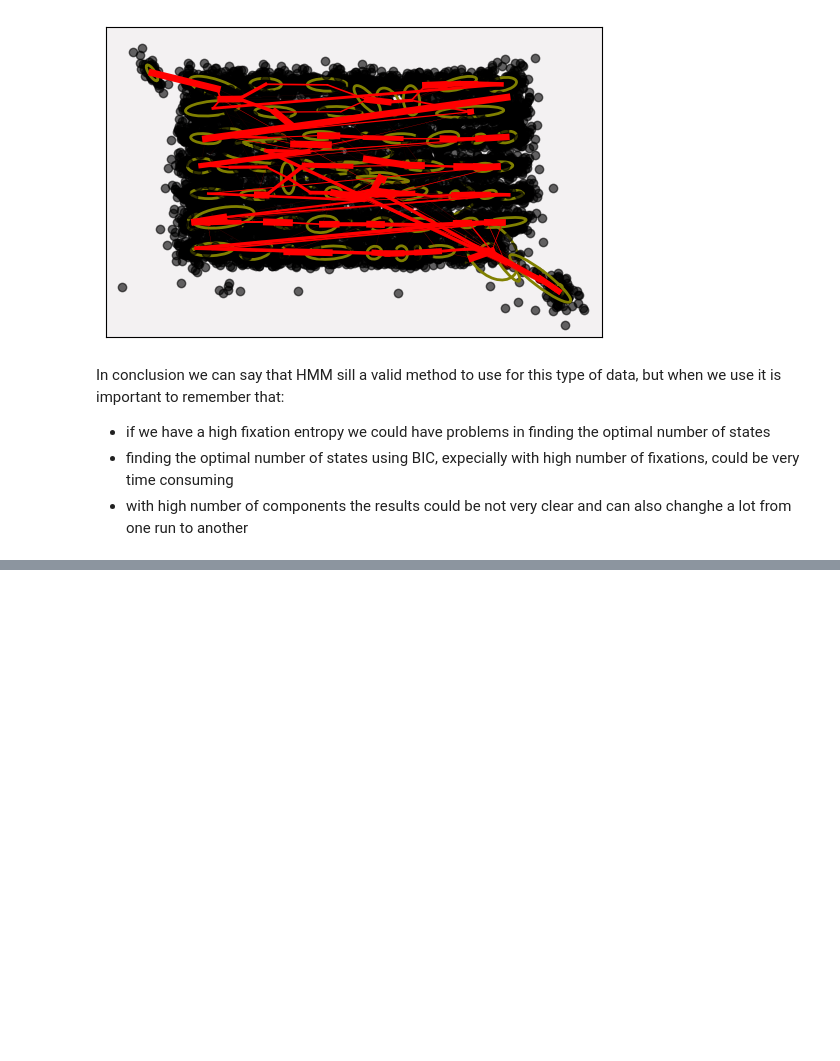
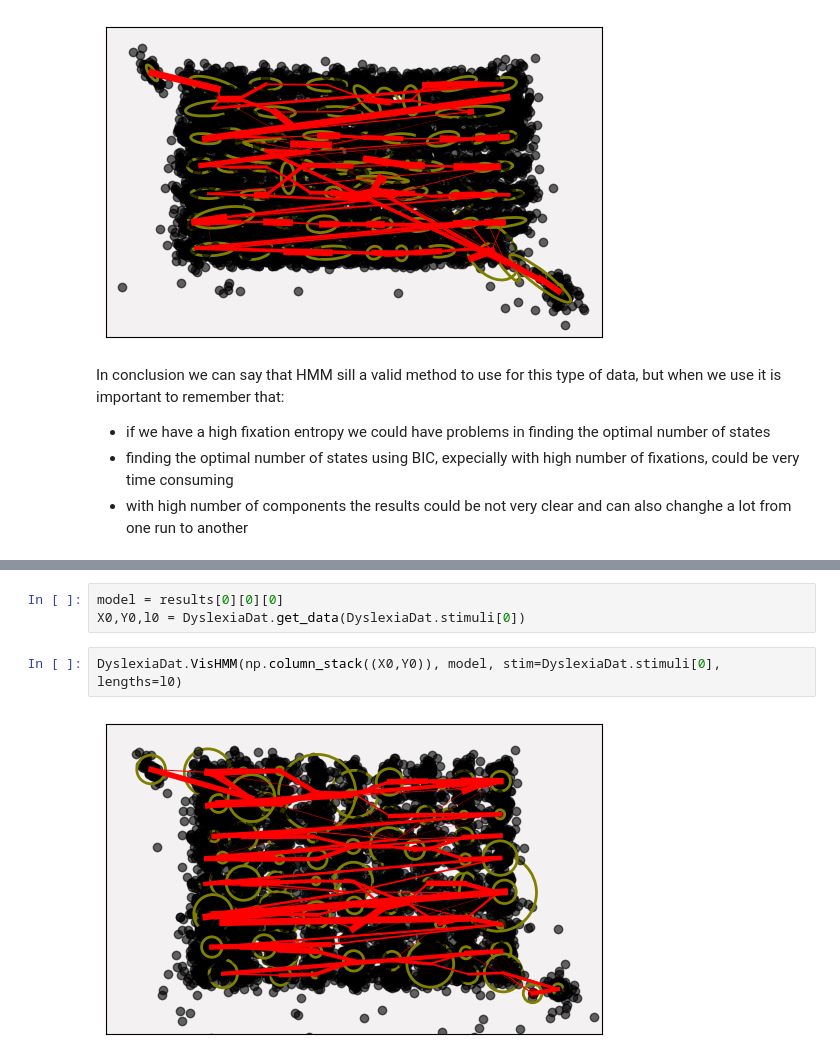
Before and after one commit to nicofilippucci/PyEyeSim, a Jupyter notebook: Notebooks/ReprotHMM.ipynb, the cells around one changed output, grey strips where cells are left out. Cells and saved outputs as stored; diff of their text form; blank space fills up the shorter version.

```diff
--- a/Notebooks/ReprotHMM.ipynb
+++ b/Notebooks/ReprotHMM.ipynb
@@ -329,0 +345,7 @@ In conclusion we can say that HMM sill a valid method to use for this type of da
+# %%
+model = results[0][0][0]
+X0,Y0,l0 = DyslexiaDat.get_data(DyslexiaDat.stimuli[0])
+# %%
+DyslexiaDat.VisHMM(np.column_stack((X0,Y0)), model, stim=DyslexiaDat.stimuli[0], lengths=l0)
+# %% [output]
+[figure, added]
```
Also changed, not shown: parts of 3 cells of this notebook, 10 other files.
